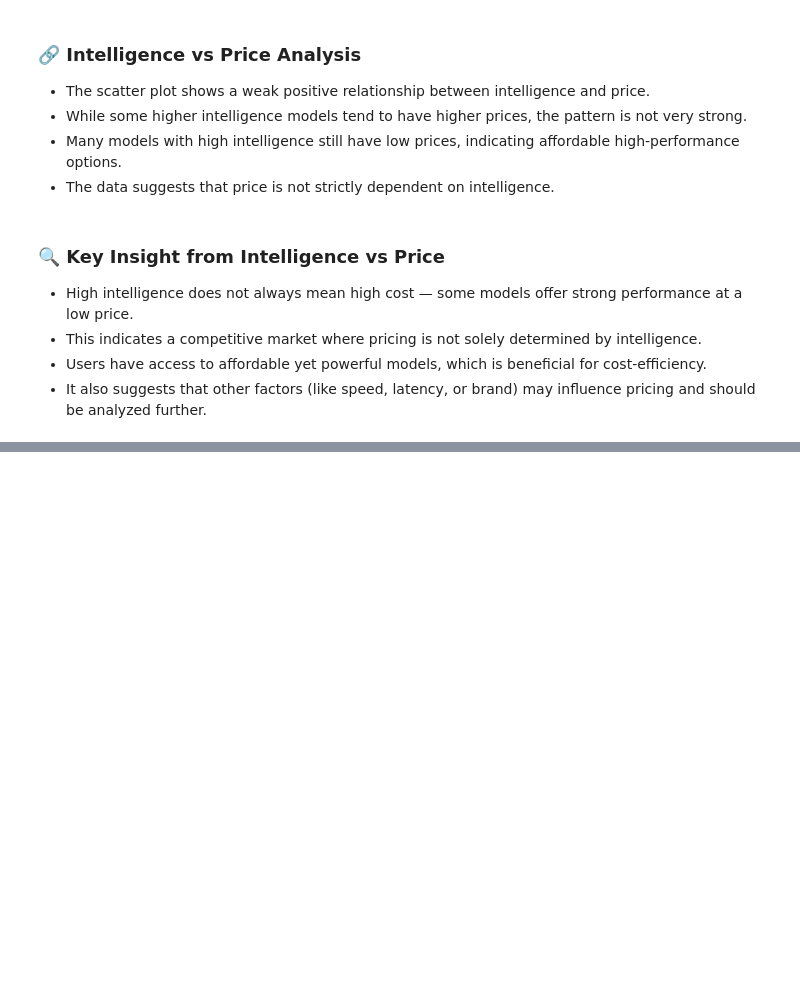
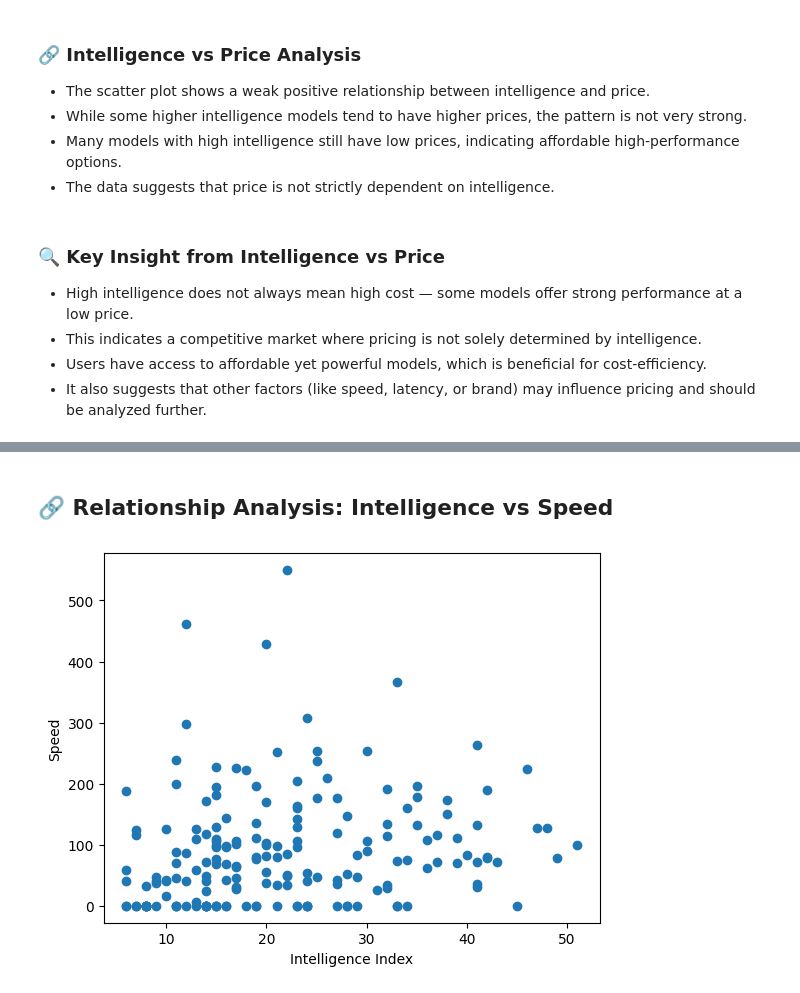
Before and after one commit to M-Codes6/AI-Models-Benchmark-Dataset-2026-latest-, a Jupyter notebook: notebooks/analysis.ipynb, the cells around one changed output, grey strips where cells are left out. Drawn from its saved outputs; the diff is of its cells as text; code cells hidden in the pictures; blank space fills up the shorter version.

```diff
--- a/notebooks/analysis.ipynb
+++ b/notebooks/analysis.ipynb
@@ -254,0 +294,9 @@ plt.show()
+# %% [markdown]
+## 🔗 Relationship Analysis: Intelligence vs Speed
+# %%
+plt.scatter(df["Intelligence Index"], df["Speed(median token/s)"])
+plt.xlabel("Intelligence Index")
+plt.ylabel("Speed")
+plt.show()
+# %% [output]
+[figure, added]
```
Also changed, not shown: parts of 6 cells of this notebook.
